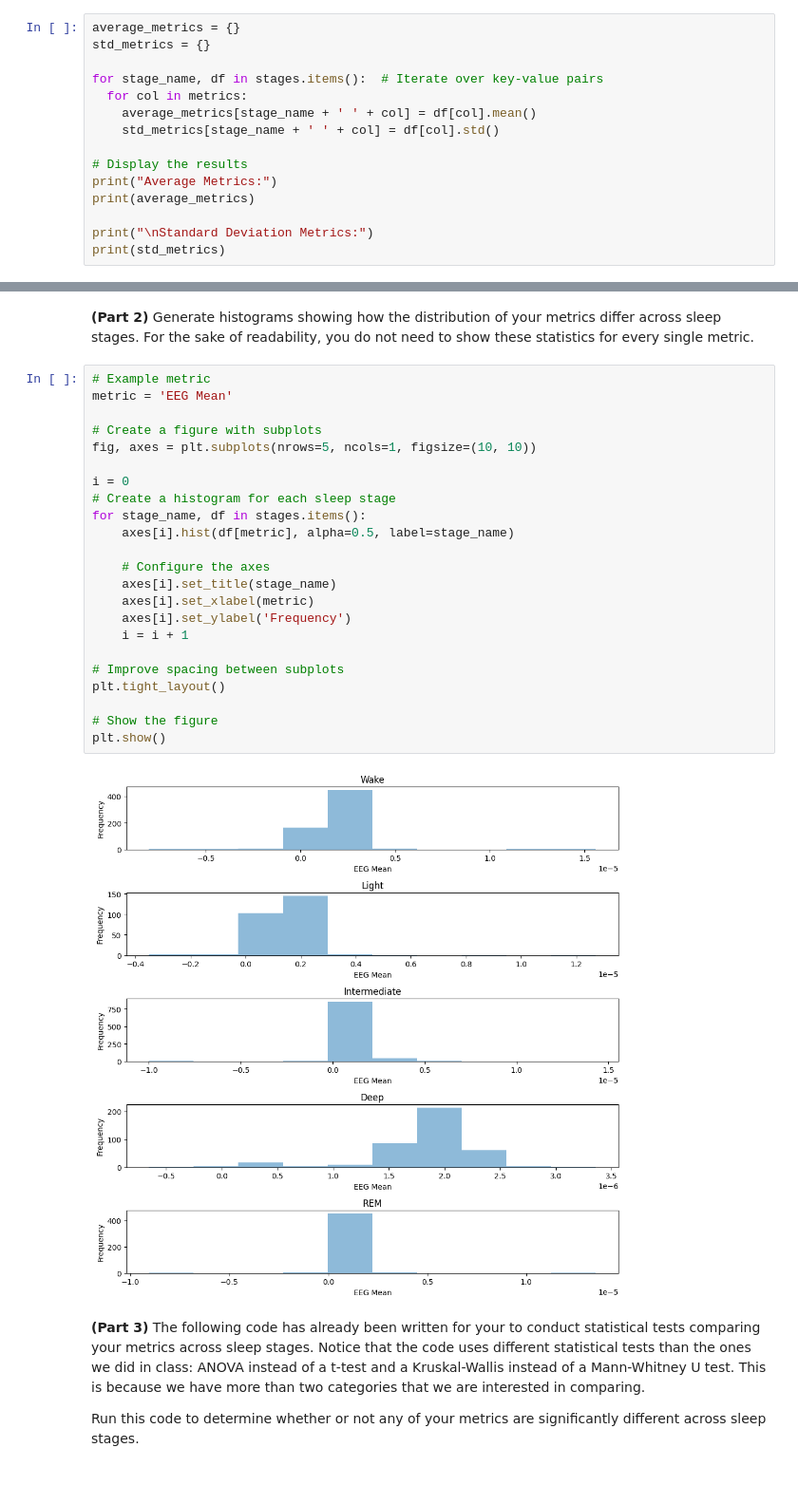
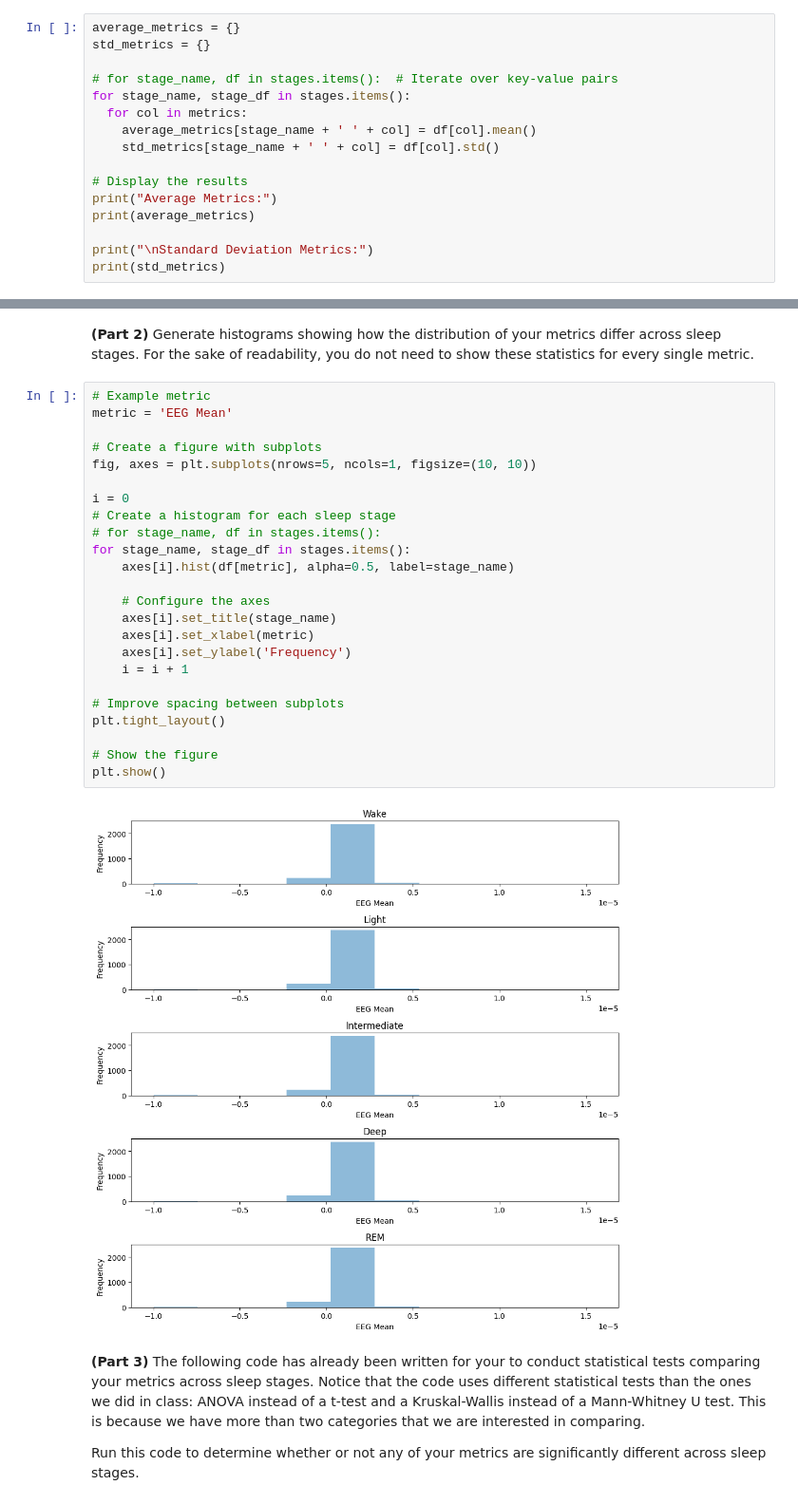
Before and after one commit to yhashim/computing-for-medicine, a Jupyter notebook: Machine Learning/ Review of Digital Signal Processing/HW5.ipynb, the cells around one changed output, grey strips where cells are left out. Shown at 95% size. Cells and saved outputs as stored; diff of their text form.

```diff
--- a/Machine Learning/ Review of Digital Signal Processing/HW5.ipynb
+++ b/Machine Learning/ Review of Digital Signal Processing/HW5.ipynb
@@ -659,7 +659,8 @@ stages = {
 average_metrics = {}
 std_metrics = {}
 
-for stage_name, df in stages.items():  # Iterate over key-value pairs
+# for stage_name, df in stages.items():  # Iterate over key-value pairs
+for stage_name, stage_df in stages.items():
   for col in metrics:
     average_metrics[stage_name + ' ' + col] = df[col].mean()
     std_metrics[stage_name + ' ' + col] = df[col].std()
@@ -681,28 +682,29 @@ Standard Deviation Metrics:
 # %%
 # Example metric
 metric = 'EEG Mean'
 
 # Create a figure with subplots
 fig, axes = plt.subplots(nrows=5, ncols=1, figsize=(10, 10))
 
 i = 0
 # Create a histogram for each sleep stage
-for stage_name, df in stages.items():
+# for stage_name, df in stages.items():
+for stage_name, stage_df in stages.items():
     axes[i].hist(df[metric], alpha=0.5, label=stage_name)
 
     # Configure the axes
     axes[i].set_title(stage_name)
     axes[i].set_xlabel(metric)
     axes[i].set_ylabel('Frequency')
     i = i + 1
 
 # Improve spacing between subplots
 plt.tight_layout()
 
 # Show the figure
 plt.show()
 # %% [output]
-[figure, old version]
+[figure, new version]
 # %% [markdown]
 **(Part 3)** The following code has already been written for your to conduct statistical tests comparing your metrics across sleep stages. Notice that the code uses different statistical tests than the ones we did in class: ANOVA instead of a t-test and a Kruskal-Wallis instead of a Mann-Whitney U test. This is because we have more than two categories that we are interested in comparing.
 
```
Also changed, not shown: parts of 4 cells of this notebook.
